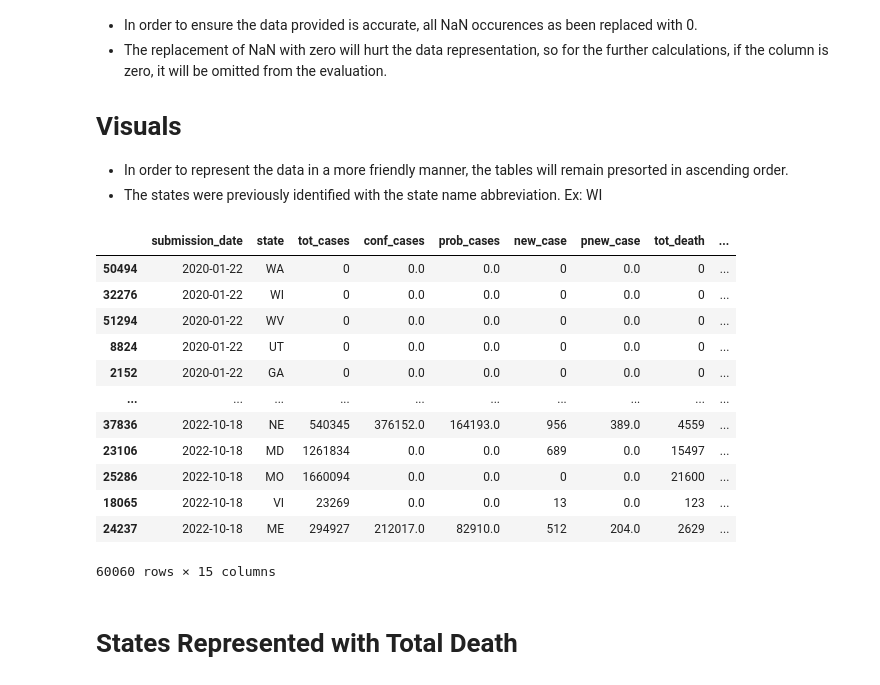
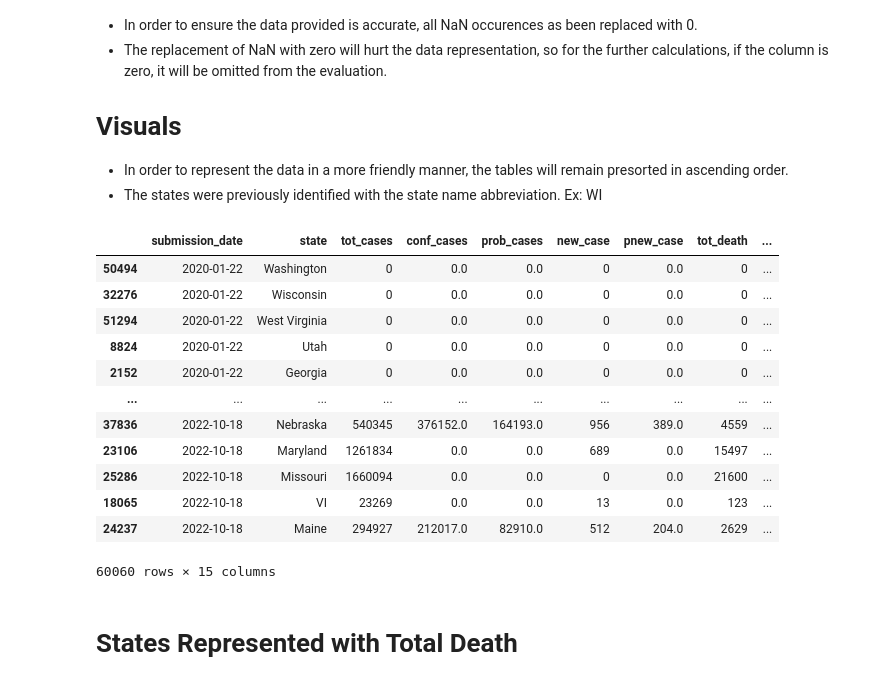
Before and after one commit to mikerasch/Covid19Analysis, a Jupyter notebook: Covid_Analysis.ipynb, the cells around one changed output. Saved outputs shown, nothing was run; the diff lists cells and outputs as text; code cells hidden in the pictures.

```diff
--- a/Covid_Analysis.ipynb
+++ b/Covid_Analysis.ipynb
@@ -94,23 +94,26 @@ covid_df
 - The states were previously identified with the state name abbreviation. Ex: WI
 # %%
 covid_df = covid_df.fillna(0)
-#covid_df['state'] = covid_df['state'].replace(stateDictionary)
+covid_df_copy = covid_df.copy()
+covid_df_copy['submission_date'] = pd.to_datetime(covid_df['submission_date'])
+covid_df_copy = covid_df_copy.sort_values('submission_date')
+covid_df['state'] = covid_df['state'].replace(stateDictionary)
 covid_df['submission_date'] = pd.to_datetime(covid_df['submission_date'])
 covid_df = covid_df.sort_values('submission_date')
 covid_df
 # %% [output]
 |  | submission_date | state | tot_cases | conf_cases | prob_cases | new_case | pnew_case | tot_death | ... |
-| 50494 | 2020-01-22 | WA | 0 | 0.0 | 0.0 | 0 | 0.0 | 0 | ... |
-| 32276 | 2020-01-22 | WI | 0 | 0.0 | 0.0 | 0 | 0.0 | 0 | ... |
-| 51294 | 2020-01-22 | WV | 0 | 0.0 | 0.0 | 0 | 0.0 | 0 | ... |
-| 8824 | 2020-01-22 | UT | 0 | 0.0 | 0.0 | 0 | 0.0 | 0 | ... |
-| 2152 | 2020-01-22 | GA | 0 | 0.0 | 0.0 | 0 | 0.0 | 0 | ... |
+| 50494 | 2020-01-22 | Washington | 0 | 0.0 | 0.0 | 0 | 0.0 | 0 | ... |
+| 32276 | 2020-01-22 | Wisconsin | 0 | 0.0 | 0.0 | 0 | 0.0 | 0 | ... |
+| 51294 | 2020-01-22 | West Virginia | 0 | 0.0 | 0.0 | 0 | 0.0 | 0 | ... |
+| 8824 | 2020-01-22 | Utah | 0 | 0.0 | 0.0 | 0 | 0.0 | 0 | ... |
+| 2152 | 2020-01-22 | Georgia | 0 | 0.0 | 0.0 | 0 | 0.0 | 0 | ... |
 | ... | ... | ... | ... | ... | ... | ... | ... | ... | ... |
-| 37836 | 2022-10-18 | NE | 540345 | 376152.0 | 164193.0 | 956 | 389.0 | 4559 | ... |
-| 23106 | 2022-10-18 | MD | 1261834 | 0.0 | 0.0 | 689 | 0.0 | 15497 | ... |
-| 25286 | 2022-10-18 | MO | 1660094 | 0.0 | 0.0 | 0 | 0.0 | 21600 | ... |
+| 37836 | 2022-10-18 | Nebraska | 540345 | 376152.0 | 164193.0 | 956 | 389.0 | 4559 | ... |
+| 23106 | 2022-10-18 | Maryland | 1261834 | 0.0 | 0.0 | 689 | 0.0 | 15497 | ... |
+| 25286 | 2022-10-18 | Missouri | 1660094 | 0.0 | 0.0 | 0 | 0.0 | 21600 | ... |
 | 18065 | 2022-10-18 | VI | 23269 | 0.0 | 0.0 | 13 | 0.0 | 123 | ... |
-| 24237 | 2022-10-18 | ME | 294927 | 212017.0 | 82910.0 | 512 | 204.0 | 2629 | ... |
+| 24237 | 2022-10-18 | Maine | 294927 | 212017.0 | 82910.0 | 512 | 204.0 | 2629 | ... |
 60060 rows × 15 columns
 # %% [markdown]
 # States Represented with Total Death
```
Also changed, not shown: parts of 2 cells of this notebook.
